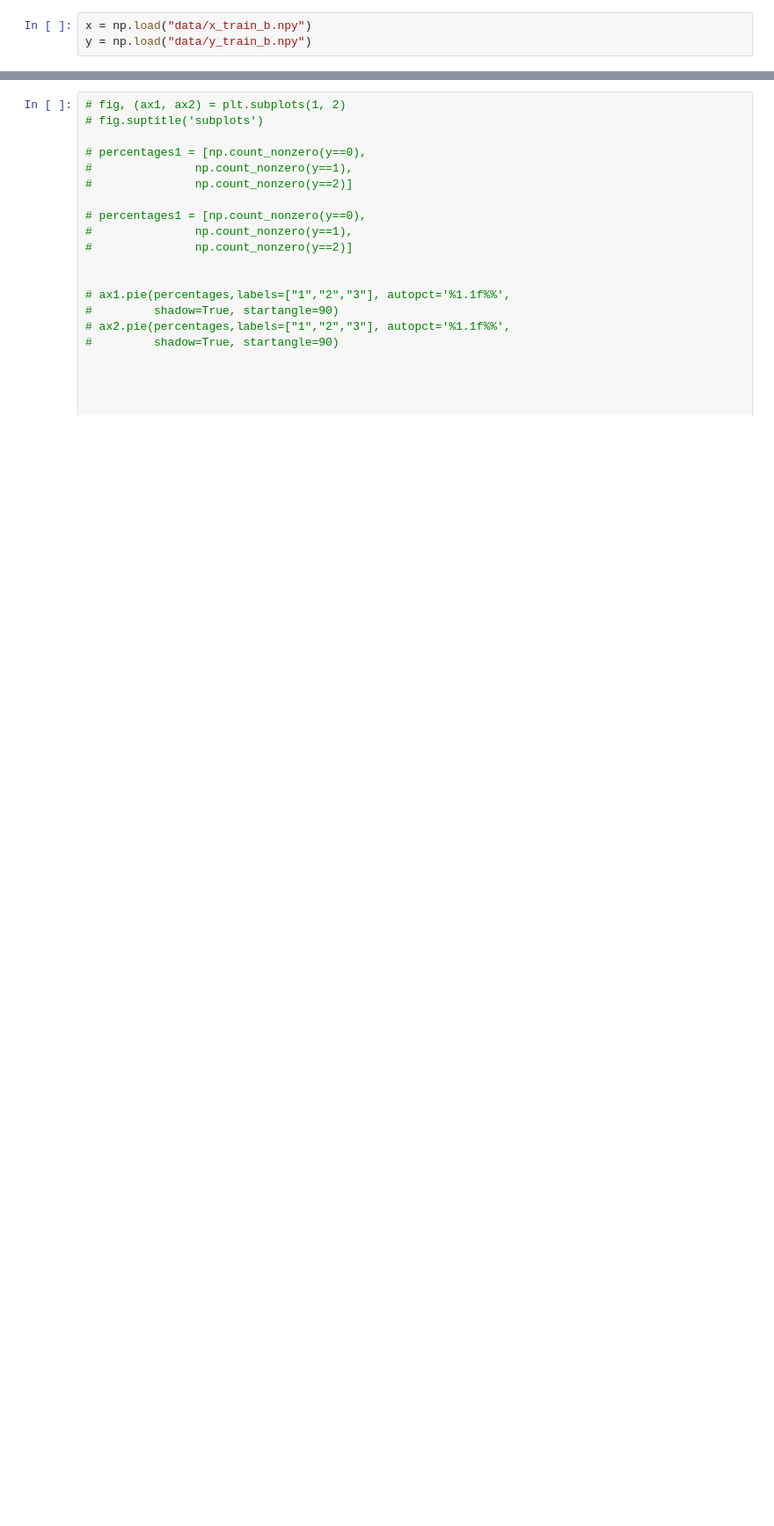
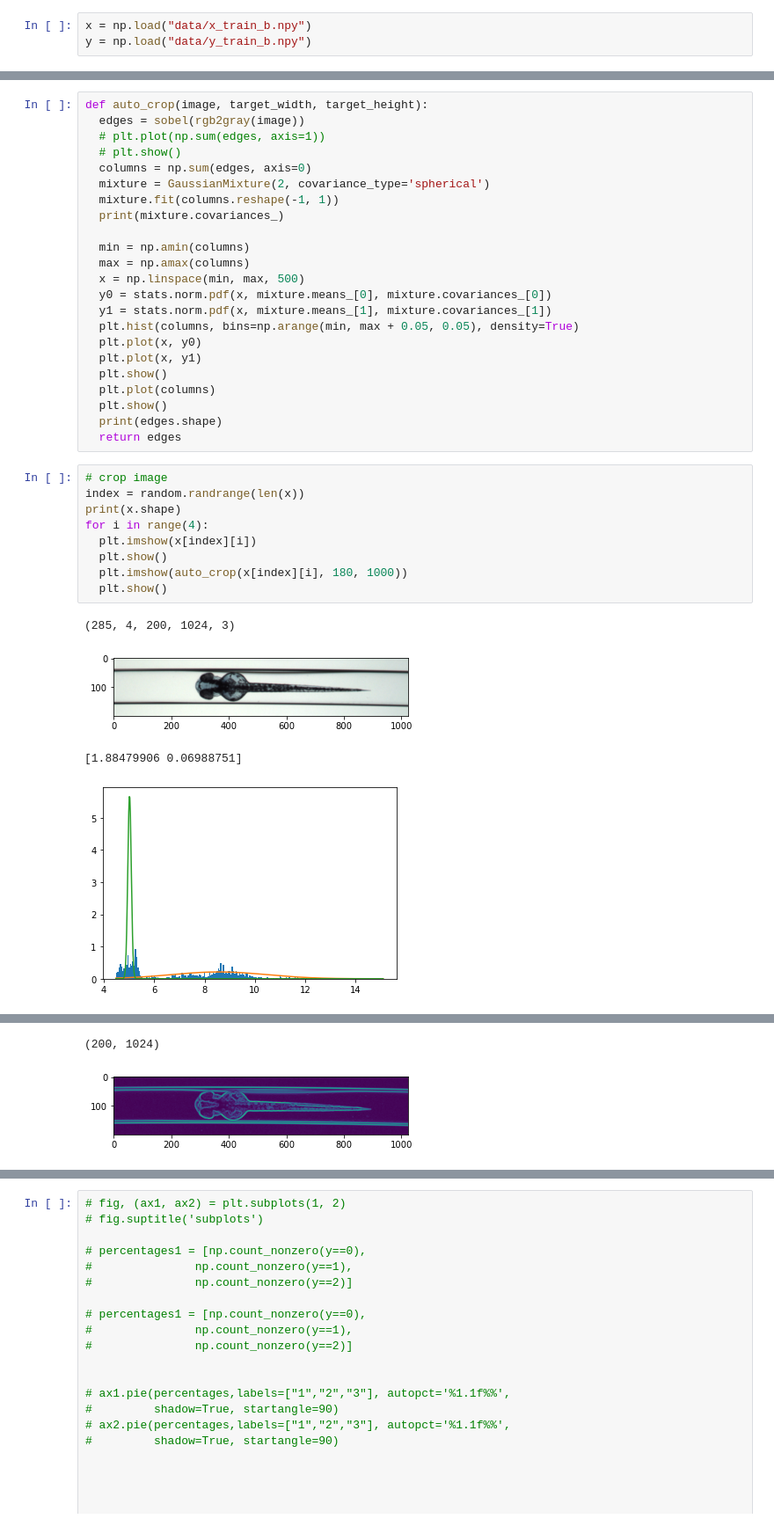
Before and after one commit to johnzl-777/MFAC, a Jupyter notebook: Classifier/pytorch_fish_classifier.ipynb, the cells around one changed output, grey strips where cells are left out. Shown: that part at 88% size. Drawn from its saved outputs; the diff is of its cells as text; blank space fills up the shorter version.

Commit message:
Fix indent, partial auto crop code

```diff
--- a/Classifier/pytorch_fish_classifier.ipynb
+++ b/Classifier/pytorch_fish_classifier.ipynb
@@ -42,0 +56,37 @@ plt.show()
+# %%
+def auto_crop(image, target_width, target_height):
+  edges = sobel(rgb2gray(image))
+  # plt.plot(np.sum(edges, axis=1))
+  # plt.show()
+  columns = np.sum(edges, axis=0)
+  mixture = GaussianMixture(2, covariance_type='spherical')
+  mixture.fit(columns.reshape(-1, 1))
+  print(mixture.covariances_)
+
+  min = np.amin(columns)
+  max = np.amax(columns)
+  x = np.linspace(min, max, 500)
+  y0 = stats.norm.pdf(x, mixture.means_[0], mixture.covariances_[0])
+  y1 = stats.norm.pdf(x, mixture.means_[1], mixture.covariances_[1])
+  plt.hist(columns, bins=np.arange(min, max + 0.05, 0.05), density=True)
+  plt.plot(x, y0)
+  plt.plot(x, y1)
+  plt.show()
+  plt.plot(columns)
+  plt.show()
+  print(edges.shape)
+  return edges
+# %%
+# crop image
+index = random.randrange(len(x))
+print(x.shape)
+for i in range(4):
+  plt.imshow(x[index][i])
+  plt.show()
+  plt.imshow(auto_crop(x[index][i], 180, 1000))
+  plt.show()
+# %% [output]
+(285, 4, 200, 1024, 3)
+[figure, added]
+[1.88479906 0.06988751]
+[figure, added]
@@ -42,0 +94,2 @@ plt.show()
+(200, 1024)
+[figure, added]
```
Also changed, not shown: parts of 11 cells of this notebook.
